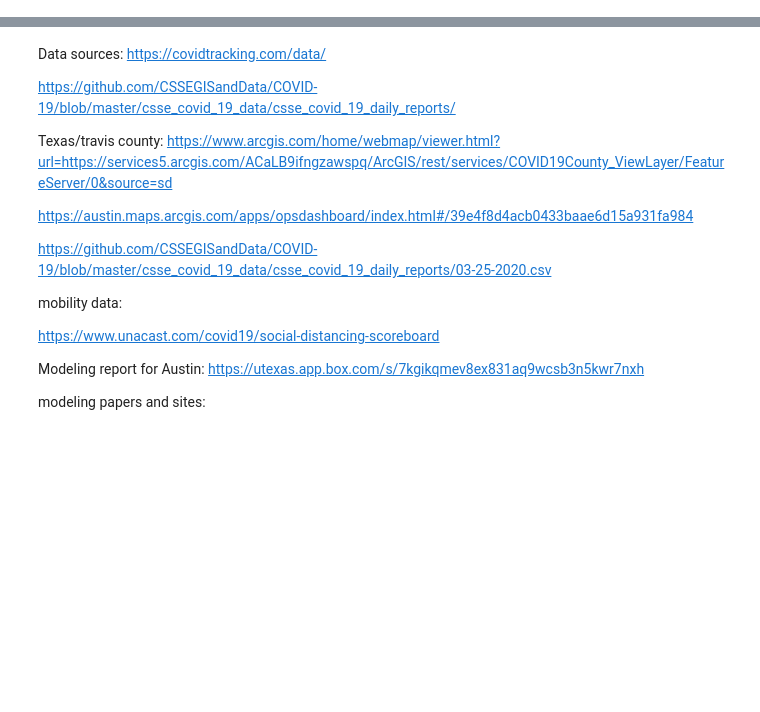
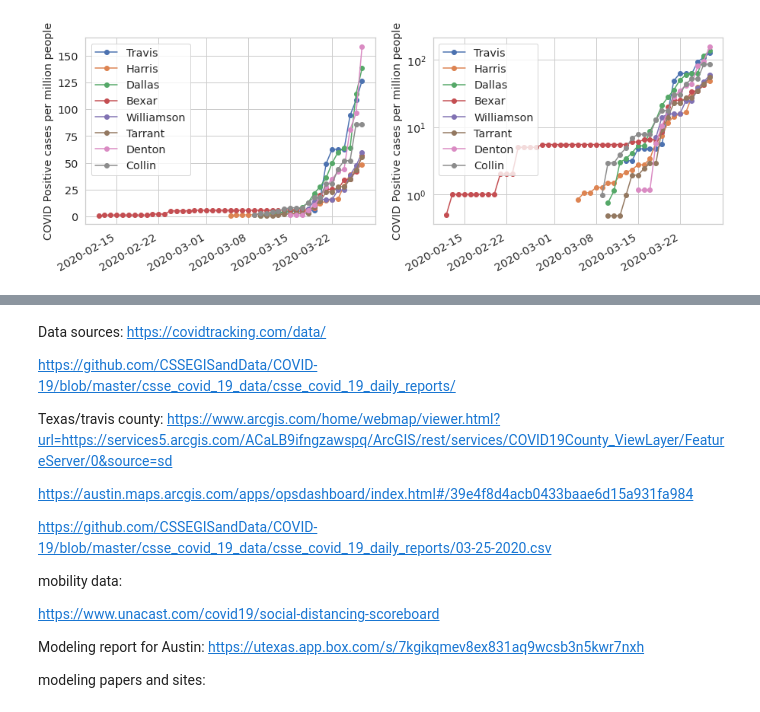
Before and after one commit to drempe/COVID-19-Travis-County-and-Texas.github.io, a Jupyter notebook: COVID_in_Travis_County_and_Texas.ipynb, the cells around one changed output, grey strips where cells are left out. Cells and saved outputs as stored; diff of their text form; code cells hidden in the pictures; blank space fills up the shorter version.

```diff
--- a/COVID_in_Travis_County_and_Texas.ipynb
+++ b/COVID_in_Travis_County_and_Texas.ipynb
@@ -4,0 +169,86 @@
+# %%
+#@title counties in TX
+
+# pop = [1.24,4.63, 2.618, 1.959, 0.527, 2.019,0.807, 0.944]
+county = ['Travis','Harris','Dallas','Bexar', 'Williamson','Tarrant','Denton','Collin']
+
+params = {'legend.fontsize': 'x-large',
+          'figure.figsize': (15, 5),
+         'axes.labelsize': 'x-large',
+         'axes.titlesize':'x-large',
+         'xtick.labelsize':'x-large',
+         'ytick.labelsize':'x-large'}
+plt.rcParams.update(params)
+
+
+fig, ax = plt.subplots(1,2,figsize=(15,5))
+
+for ct in county:
+  date=df[(df['county']==ct)&(df['state']=='Texas')]['date']
+  cases = df[(df['county']==ct)&(df['state']=='Texas')]['cases']
+  pop = popdat[popdat['county']==ct]['jan1_2019_pop_est'].values
+  popinmill=pop/1e6
+  cases_per_pop = [x/popinmill for x in cases]
+  # print(cases_per_pop)
+  ax[0].plot(date,cases_per_pop,label=ct,marker='o')
+
+fig.autofmt_xdate()
+ax[0].legend()
+ax[0].set_ylabel('COVID Positive cases per million people')
+
+
+for ct in county:
+  date=df[(df['county']==ct)&(df['state']=='Texas')]['date']
+  cases = df[(df['county']==ct)&(df['state']=='Texas')]['cases']
+  pop = popdat[popdat['county']==ct]['jan1_2019_pop_est'].values
+  popinmill=pop/1e6
+  cases_per_pop = [x/popinmill for x in cases]
+  # print(cases_per_pop)
+  ax[1].plot(date,cases_per_pop,label=ct,marker='o')
+ax[1].set_yscale('log')
+fig.autofmt_xdate()
+ax[1].legend()
+ax[1].set_ylabel('COVID Positive cases per million people')
+
+
+fig, ax = plt.subplots(1,2,figsize=(15,5))
+
+for ct in county:
+  date=df[(df['county']==ct)&(df['state']=='Texas')]['date']
+  cases = df[(df['county']==ct)&(df['state']=='Texas')]['cases']
+  pop = popdat[popdat['county']==ct]['jan1_2019_pop_est'].values
+  popinmill=pop/1e6
+  cases_per_pop = [x/popinmill for x in cases]
+  # print(cases_per_pop)
+  ax[0].plot(date,cases,label=ct,marker='o')
+
+fig.autofmt_xdate()
+ax[0].legend()
+ax[0].set_ylabel('COVID Positive cases')
+
+
+for ct in county:
+  date=df[(df['county']==ct)&(df['state']=='Texas')]['date']
+  cases = df[(df['county']==ct)&(df['state']=='Texas')]['cases']
+  pop = popdat[popdat['county']==ct]['jan1_2019_pop_est'].values
+  popinmill=pop/1e6
+  cases_per_pop = [x/popinmill for x in cases]
+  # print(cases_per_pop)
+  ax[1].plot(date,cases,label=ct,marker='o')
+ax[1].set_yscale('log')
+fig.autofmt_xdate()
+ax[1].legend()
+ax[1].set_ylabel('COVID Positive cases')
+
+
+fig, ax = plt.subplots(1,figsize=(8,5))
+
+for ct in county:
+  date=df[(df['county']==ct)&(df['state']=='Texas')]['date']
+  cases = df[(df['county']==ct)&(df['state']=='Texas')]['deaths']
+  ax.plot(date,cases,label=ct,marker='o')
+
+fig.autofmt_xdate()
+ax.legend()
+ax.set_ylabel('COVID Positive deaths')
+# %% [output]
@@ -4,0 +256 @@
+[figure, added]
```
Also changed, not shown: parts of 29 cells of this notebook.
